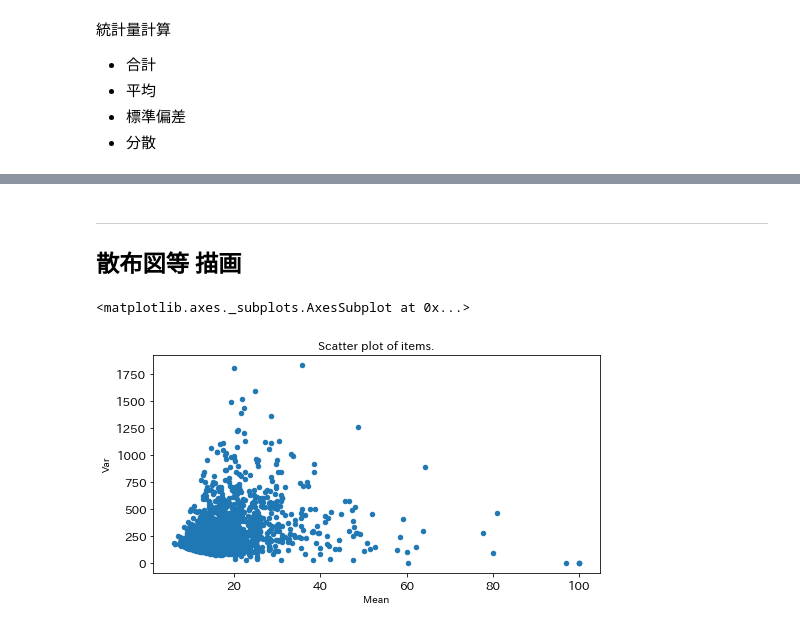
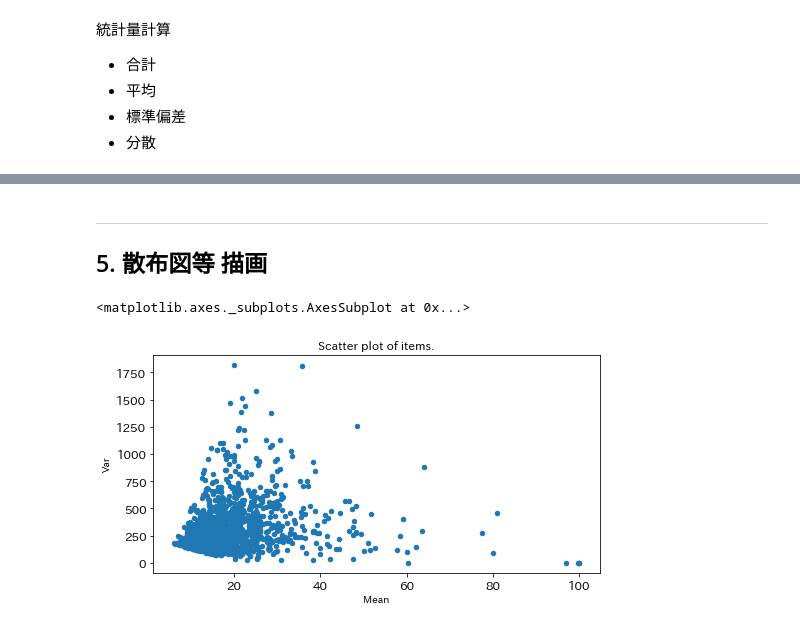
Before and after one commit to okagen/study_DataFrame, a Jupyter notebook: study02_DataFrame.ipynb, the cells around one changed output, grey strips where cells are left out. Drawn from its saved outputs; the diff is of its cells as text; code cells hidden in the pictures.

```diff
--- a/study02_DataFrame.ipynb
+++ b/study02_DataFrame.ipynb
@@ -100,0 +90,8 @@ Pro1～Pro3の値に一つでも30以上があればその行を抽出する。:
+# %%
+for idx, df_select in df_rate.iterrows():
+    # 1行ずつ取り出し、各列をTotalで割って100掛ける
+    df_select = df_select / df_select['Total'] * 100
+    # 元のDataFrameの値を更新
+    df_rate.loc[idx] = df_select
+
+display(df_rate.head(5))
@@ -118,6 +126,7 @@ Pro1～Pro3の値に一つでも30以上があればその行を抽出する。:
 # %%
-df_rate3 = df_rate[~(df_rate[['Pro1-1', 'Pro1-2', 'Pro1-3', 'Pro2', 'Pro3']] < 30)].dropna(how='all')
-display(df_rate3.head(5))
+df_rate_ext2 = df_rate[~(df_rate[['Pro1-1', 'Pro1-2', 'Pro1-3', 'Pro2', 'Pro3']] < 30)].dropna(how='all')
+display(df_rate_ext2.head(5))
+display(df_rate_ext2.shape)
 # %% [output]
 |  | Total | Pro1-1 | Pro1-2 | Pro1-3 | Pro2 | Pro3 |
 | SCC |  |  |  |  |  |  |
@@ -130,10 +140,9 @@ display(df_rate3.head(5))
   - index、列名を頼りに、元のデータで上書きする。
   - floatをintに変換する。
 # %%
-df_rate3.update(df_rate)
-df_rate3 = df_rate3.astype('int64')
-display(df_rate3.head(5))
-display(df_rate3.shape)
+df_rate_ext2.update(df_rate)
+display(df_rate_ext2.head(5))
+display(df_rate_ext2.shape)
 # %% [output]
 |  | Total | Pro1-1 | Pro1-2 | Pro1-3 | Pro2 | Pro3 |
 | SCC |  |  |  |  |  |  |
@@ -174,0 +185,8 @@ display(df2.shape)
+# %%
+df_stat2 = pd.DataFrame()
+df_stat2['Sum'] = df_rate_ext2.drop(['Total'], axis=1).sum(axis=1)
+df_stat2['Mean'] = df_rate_ext2.drop(['Total'], axis=1).mean(axis=1)
+df_stat2['Std'] = df_rate_ext2.drop(['Total'], axis=1).std(axis=1)
+df_stat2['Var'] = df_rate_ext2.drop(['Total'], axis=1).var(axis=1)
+display(df_stat2.head(5))
+display(df_stat2.shape)
@@ -175,9 +202,9 @@ display(df2.shape)
 # %% [markdown]
 ---
-## 散布図等 描画
+## 5. 散布図等 描画
 # %%
 import numpy
-df2.plot(kind='scatter', x='Mean', y='Var',  title = "Scatter plot of items.", figsize=(8, 4), fontsize=12)
+df_stat2.plot(kind='scatter', x='Mean', y='Var',  title = "Scatter plot of items.", figsize=(8, 4), fontsize=12)
 # %% [output]
 <matplotlib.axes._subplots.AxesSubplot at 0x...>
-[figure, old version]
+[figure, new version]
```
Also changed, not shown: parts of 23 cells of this notebook, 9 other files.
